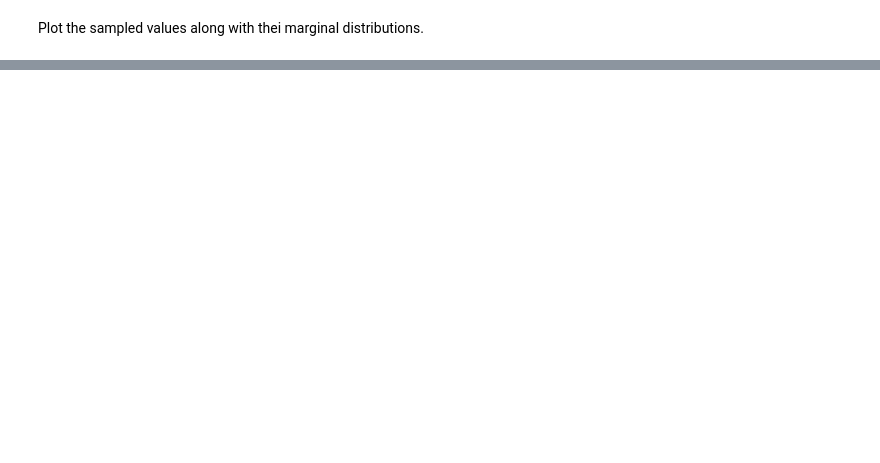
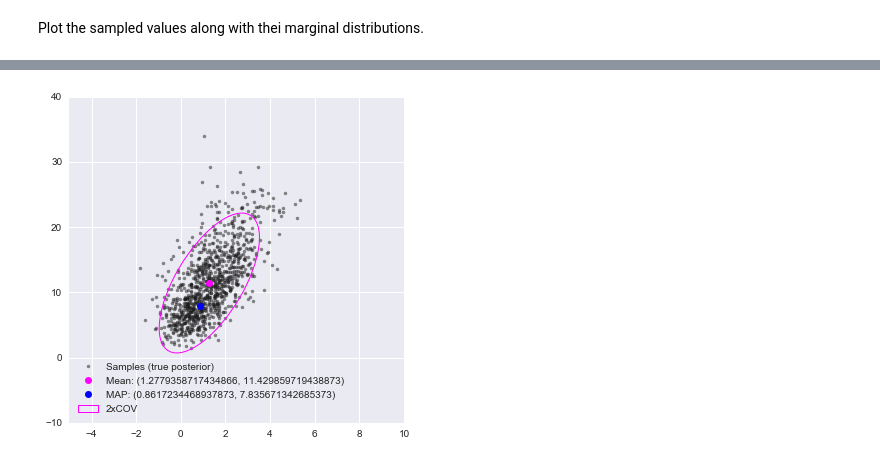
Before and after one commit to mrsonne/bda, a Jupyter notebook: sec_3.7.ipynb, the cells around one changed output, grey strips where cells are left out. Drawn from its saved outputs; the diff is of its cells as text; code cells hidden in the pictures; blank space fills up the shorter version.

Commit message:
add normal approximation

```diff
--- a/sec_3.7.ipynb
+++ b/sec_3.7.ipynb
@@ -140,0 +141,4 @@ sec37.plot_logistic(dose, p_dead, grouped, x_ld50_map,
+# %%
+sec37.normal_approximation(ab_vals, map_estimate)
+# %% [output]
+[figure, added]
```
Also changed, not shown: parts of 4 cells of this notebook.
